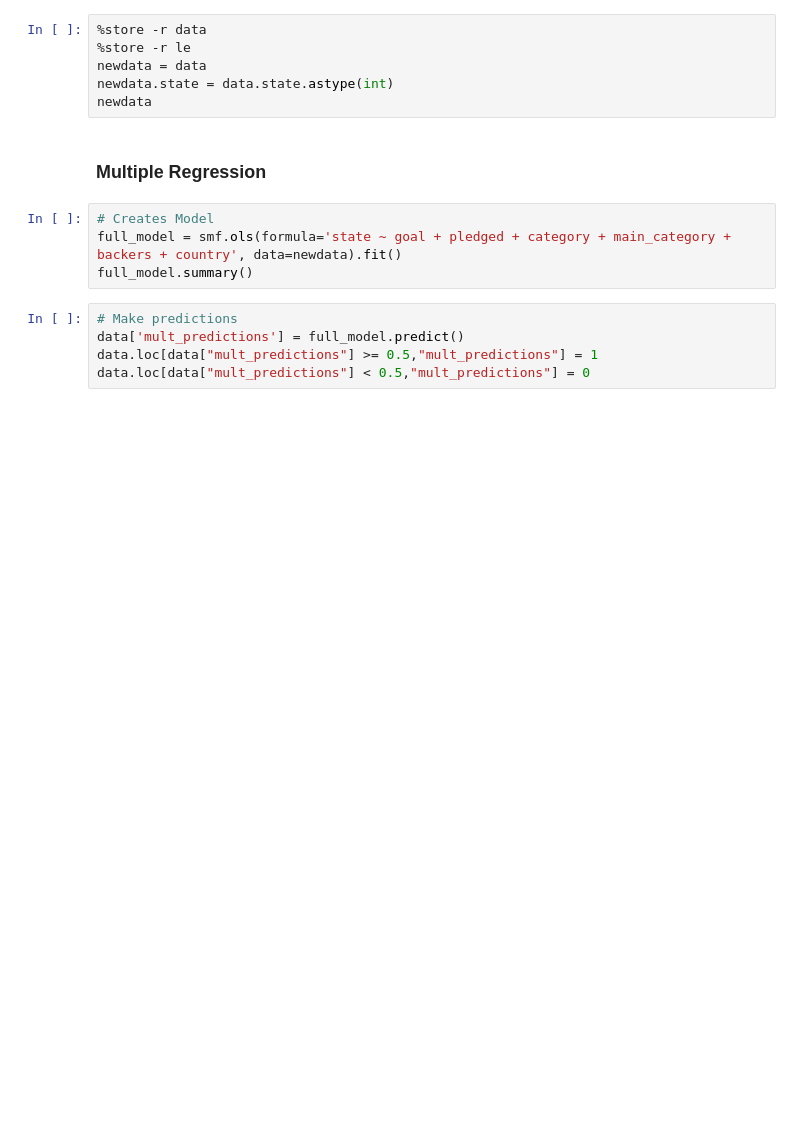
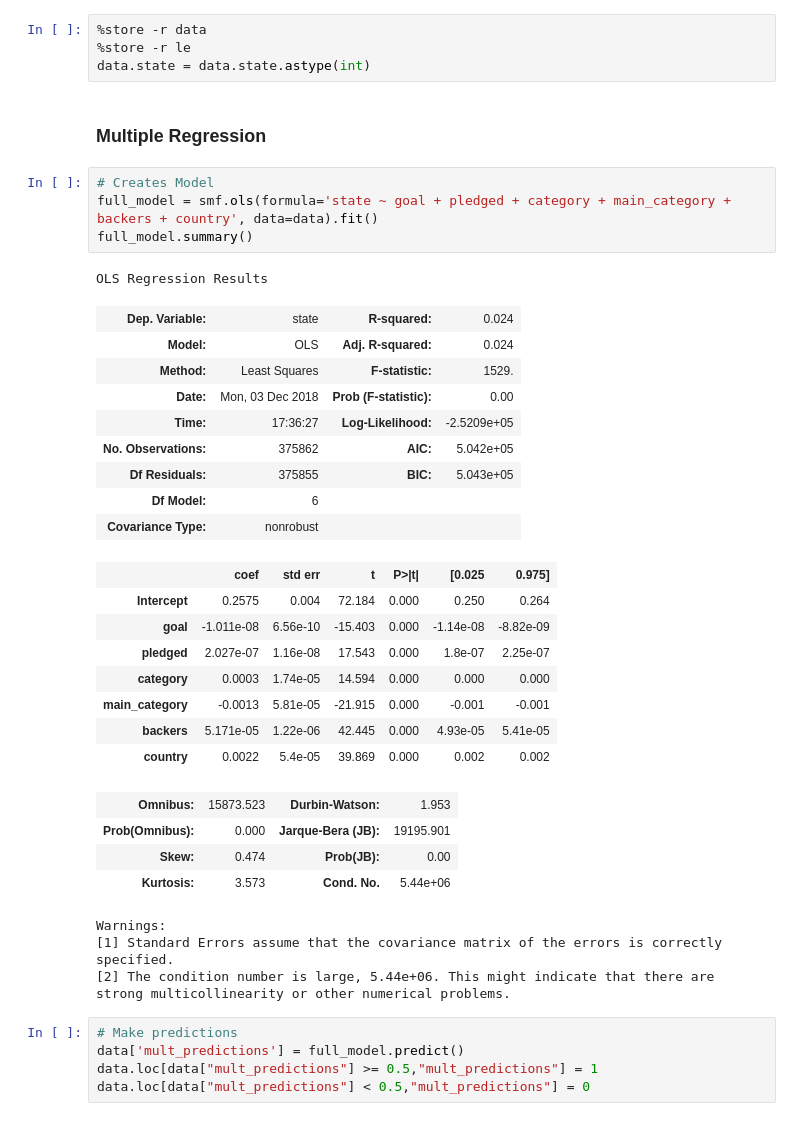
Before and after one commit to ramonidea/370_project, a Jupyter notebook: Final Resource.ipynb, the cells around one changed output. Saved outputs shown, nothing was run; the diff lists cells and outputs as text; blank space fills up the shorter version.

```diff
--- a/Final Resource.ipynb
+++ b/Final Resource.ipynb
@@ -246,15 +246,40 @@ import numpy as np
 # %%
 %store -r data
 %store -r le
-newdata = data
-newdata.state = data.state.astype(int)
-newdata
+data.state = data.state.astype(int)
 # %% [markdown]
 ### Multiple Regression
 # %%
 # Creates Model
-full_model = smf.ols(formula='state ~ goal + pledged + category + main_category + backers + country', data=newdata).fit()
+full_model = smf.ols(formula='state ~ goal + pledged + category + main_category + backers + country', data=data).fit()
 full_model.summary()
+# %% [output]
+OLS Regression Results
+| Dep. Variable: | state | R-squared: | 0.024 |
+| Model: | OLS | Adj. R-squared: | 0.024 |
+| Method: | Least Squares | F-statistic: | 1529. |
+| Date: | Mon, 03 Dec 2018 | Prob (F-statistic): | 0.00 |
+| Time: | 17:36:27 | Log-Likelihood: | -2.5209e+05 |
+| No. Observations: | 375862 | AIC: | 5.042e+05 |
+| Df Residuals: | 375855 | BIC: | 5.043e+05 |
+| Df Model: | 6 |  |  |
+| Covariance Type: | nonrobust |  |  |
+|  | coef | std err | t | P>|t| | [0.025 | 0.975] |
+| Intercept | 0.2575 | 0.004 | 72.184 | 0.000 | 0.250 | 0.264 |
+| goal | -1.011e-08 | 6.56e-10 | -15.403 | 0.000 | -1.14e-08 | -8.82e-09 |
+| pledged | 2.027e-07 | 1.16e-08 | 17.543 | 0.000 | 1.8e-07 | 2.25e-07 |
+| category | 0.0003 | 1.74e-05 | 14.594 | 0.000 | 0.000 | 0.000 |
+| main_category | -0.0013 | 5.81e-05 | -21.915 | 0.000 | -0.001 | -0.001 |
+| backers | 5.171e-05 | 1.22e-06 | 42.445 | 0.000 | 4.93e-05 | 5.41e-05 |
+| country | 0.0022 | 5.4e-05 | 39.869 | 0.000 | 0.002 | 0.002 |
+| Omnibus: | 15873.523 | Durbin-Watson: | 1.953 |
+| Prob(Omnibus): | 0.000 | Jarque-Bera (JB): | 19195.901 |
+| Skew: | 0.474 | Prob(JB): | 0.00 |
+| Kurtosis: | 3.573 | Cond. No. | 5.44e+06 |
+Warnings:
+[1] Standard Errors assume that the covariance matrix of the errors is correctly specified.
+[2] The condition number is large, 5.44e+06. This might indicate that there are
+strong multicollinearity or other numerical problems.
 # %%
 # Make predictions
 data['mult_predictions'] = full_model.predict()
```
Also changed, not shown: parts of 2 cells of this notebook.
